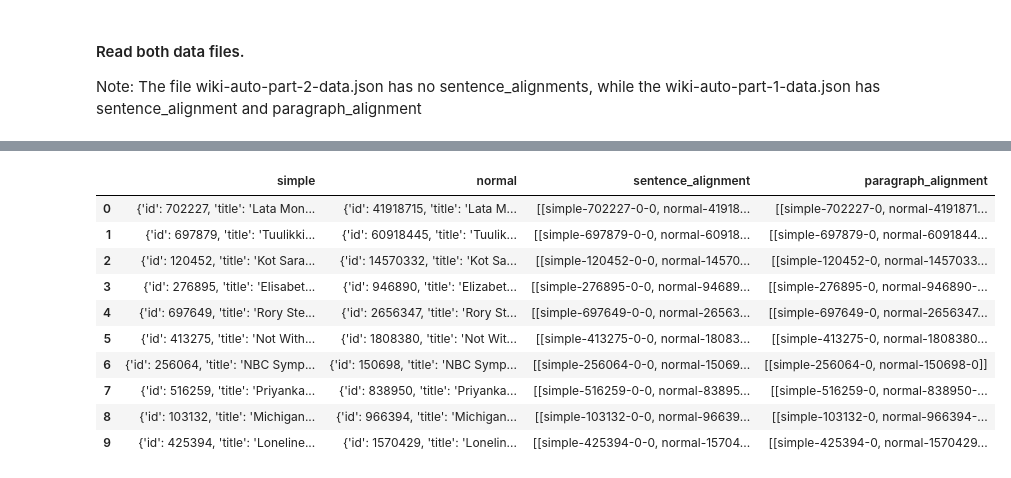
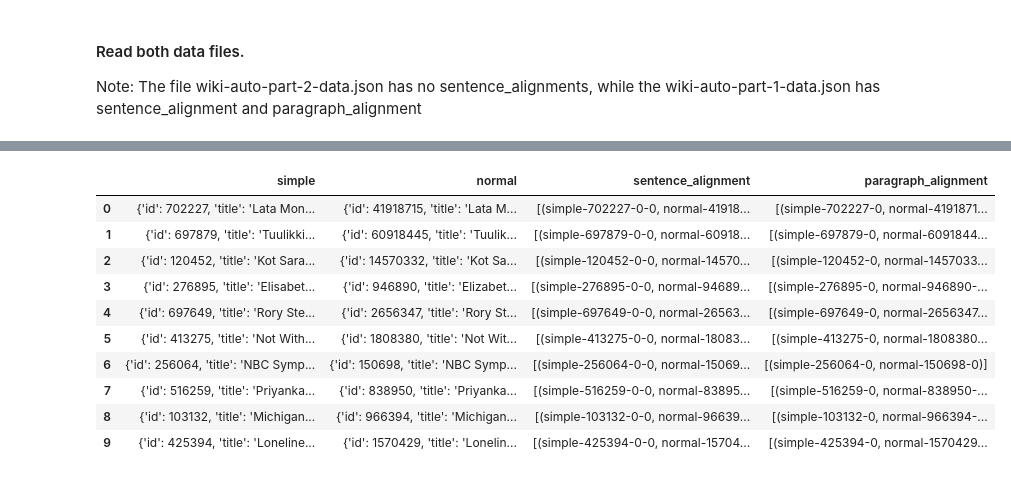
Before and after one commit to peshmerge/REDI-PROJECT, a Jupyter notebook: wiki_auto_data_analysis.ipynb, the cells around one changed output, grey strips where cells are left out. Saved outputs shown, nothing was run; the diff lists cells and outputs as text; code cells hidden in the pictures.

Commit message:
finished working on the data analysis part. However, Manish, must look into this to verify my results

```diff
--- a/wiki_auto_data_analysis.ipynb
+++ b/wiki_auto_data_analysis.ipynb
@@ -41,11 +24,15 @@ punctuations_list = string.punctuation
 #### Read both data files.
 Note: The file wiki-auto-part-2-data.json has no sentence_alignments, while the wiki-auto-part-1-data.json has sentence_alignment and paragraph_alignment
 # %%
-dataset_cols = ['simple', 'normal', 'sentence_alignment','paragraph_alignment']
+%%time
+dataset_cols_df_wiki_part_1 = ['simple', 'normal', 'sentence_alignment','paragraph_alignment']
 df_wiki_part_1 = pandas.read_json(
     'wiki-auto-part-1-data.json',
     encoding='utf8',
     orient='index'
 )
+# Convert the list of lists sentence_alignment and paragraph_alignment into a list of tuples
+df_wiki_part_1.sentence_alignment = df_wiki_part_1.sentence_alignment.apply(lambda alignment_list: [tuple(alignment) for alignment in alignment_list])
+df_wiki_part_1.paragraph_alignment = df_wiki_part_1.paragraph_alignment.apply(lambda alignment_list: [tuple(alignment) for alignment in alignment_list])
 df_wiki_part_1.head(10)
 # %% [output]
@@ -52,11 +41,11 @@ df_wiki_part_1.head(10)
 |  | simple | normal | sentence_alignment | paragraph_alignment |
-| 0 | {'id': 702227, 'title': 'Lata Mon... | {'id': 41918715, 'title': 'Lata M... | [[simple-702227-0-0, normal-41918... | [[simple-702227-0, normal-4191871... |
-| 1 | {'id': 697879, 'title': 'Tuulikki... | {'id': 60918445, 'title': 'Tuulik... | [[simple-697879-0-0, normal-60918... | [[simple-697879-0, normal-6091844... |
-| 2 | {'id': 120452, 'title': 'Kot Sara... | {'id': 14570332, 'title': 'Kot Sa... | [[simple-120452-0-0, normal-14570... | [[simple-120452-0, normal-1457033... |
-| 3 | {'id': 276895, 'title': 'Elisabet... | {'id': 946890, 'title': 'Elizabet... | [[simple-276895-0-0, normal-94689... | [[simple-276895-0, normal-946890-... |
-| 4 | {'id': 697649, 'title': 'Rory Ste... | {'id': 2656347, 'title': 'Rory St... | [[simple-697649-0-0, normal-26563... | [[simple-697649-0, normal-2656347... |
-| 5 | {'id': 413275, 'title': 'Not With... | {'id': 1808380, 'title': 'Not Wit... | [[simple-413275-0-0, normal-18083... | [[simple-413275-0, normal-1808380... |
-| 6 | {'id': 256064, 'title': 'NBC Symp... | {'id': 150698, 'title': 'NBC Symp... | [[simple-256064-0-0, normal-15069... | [[simple-256064-0, normal-150698-0]] |
-| 7 | {'id': 516259, 'title': 'Priyanka... | {'id': 838950, 'title': 'Priyanka... | [[simple-516259-0-0, normal-83895... | [[simple-516259-0, normal-838950-... |
-| 8 | {'id': 103132, 'title': 'Michigan... | {'id': 966394, 'title': 'Michigan... | [[simple-103132-0-0, normal-96639... | [[simple-103132-0, normal-966394-... |
-| 9 | {'id': 425394, 'title': 'Loneline... | {'id': 1570429, 'title': 'Lonelin... | [[simple-425394-0-0, normal-15704... | [[simple-425394-0, normal-1570429... |
+| 0 | {'id': 702227, 'title': 'Lata Mon... | {'id': 41918715, 'title': 'Lata M... | [(simple-702227-0-0, normal-41918... | [(simple-702227-0, normal-4191871... |
+| 1 | {'id': 697879, 'title': 'Tuulikki... | {'id': 60918445, 'title': 'Tuulik... | [(simple-697879-0-0, normal-60918... | [(simple-697879-0, normal-6091844... |
+| 2 | {'id': 120452, 'title': 'Kot Sara... | {'id': 14570332, 'title': 'Kot Sa... | [(simple-120452-0-0, normal-14570... | [(simple-120452-0, normal-1457033... |
+| 3 | {'id': 276895, 'title': 'Elisabet... | {'id': 946890, 'title': 'Elizabet... | [(simple-276895-0-0, normal-94689... | [(simple-276895-0, normal-946890-... |
+| 4 | {'id': 697649, 'title': 'Rory Ste... | {'id': 2656347, 'title': 'Rory St... | [(simple-697649-0-0, normal-26563... | [(simple-697649-0, normal-2656347... |
+| 5 | {'id': 413275, 'title': 'Not With... | {'id': 1808380, 'title': 'Not Wit... | [(simple-413275-0-0, normal-18083... | [(simple-413275-0, normal-1808380... |
+| 6 | {'id': 256064, 'title': 'NBC Symp... | {'id': 150698, 'title': 'NBC Symp... | [(simple-256064-0-0, normal-15069... | [(simple-256064-0, normal-150698-0)] |
+| 7 | {'id': 516259, 'title': 'Priyanka... | {'id': 838950, 'title': 'Priyanka... | [(simple-516259-0-0, normal-83895... | [(simple-516259-0, normal-838950-... |
+| 8 | {'id': 103132, 'title': 'Michigan... | {'id': 966394, 'title': 'Michigan... | [(simple-103132-0-0, normal-96639... | [(simple-103132-0, normal-966394-... |
+| 9 | {'id': 425394, 'title': 'Loneline... | {'id': 1570429, 'title': 'Lonelin... | [(simple-425394-0-0, normal-15704... | [(simple-425394-0, normal-1570429... |
```
Also changed, not shown: parts of 13 cells of this notebook.
